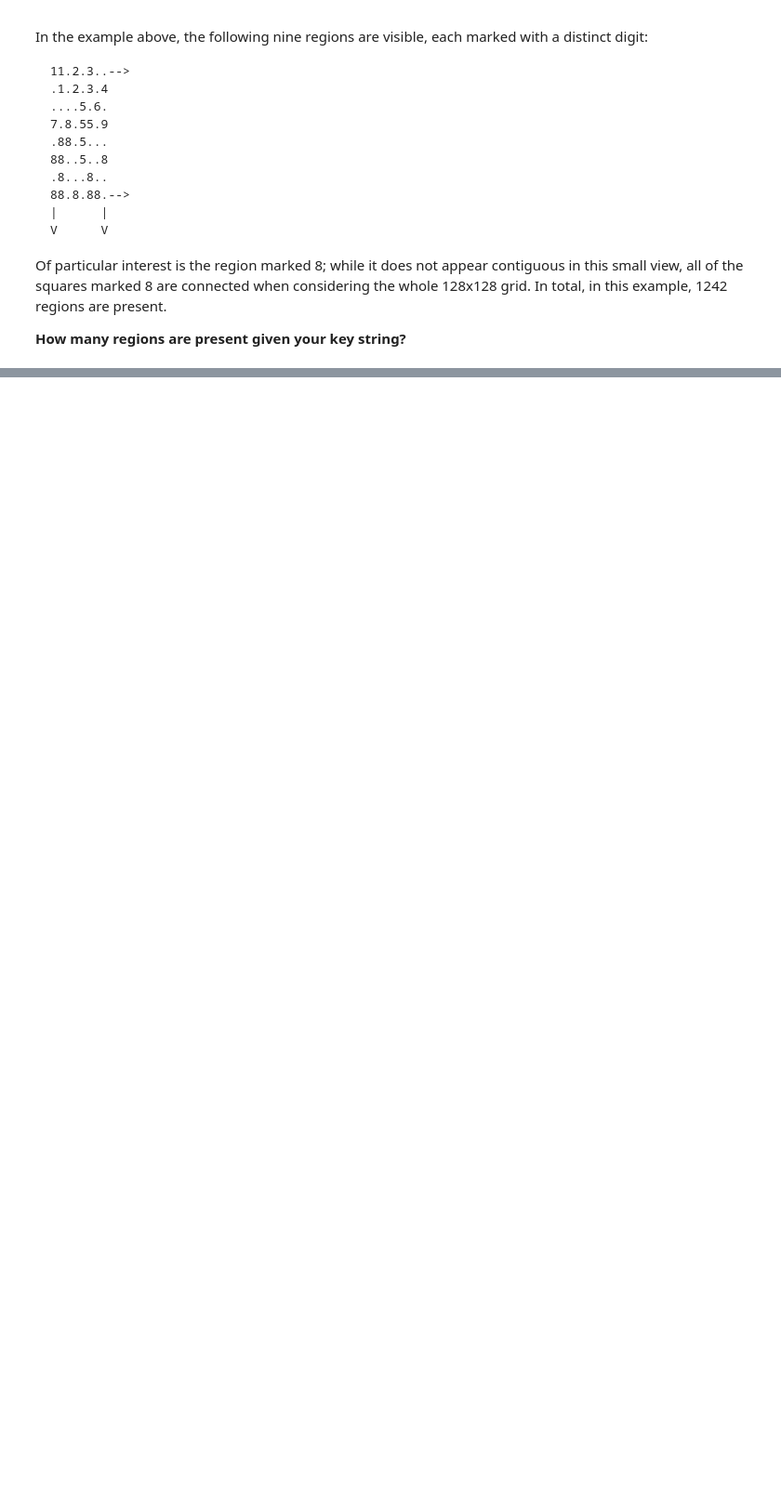
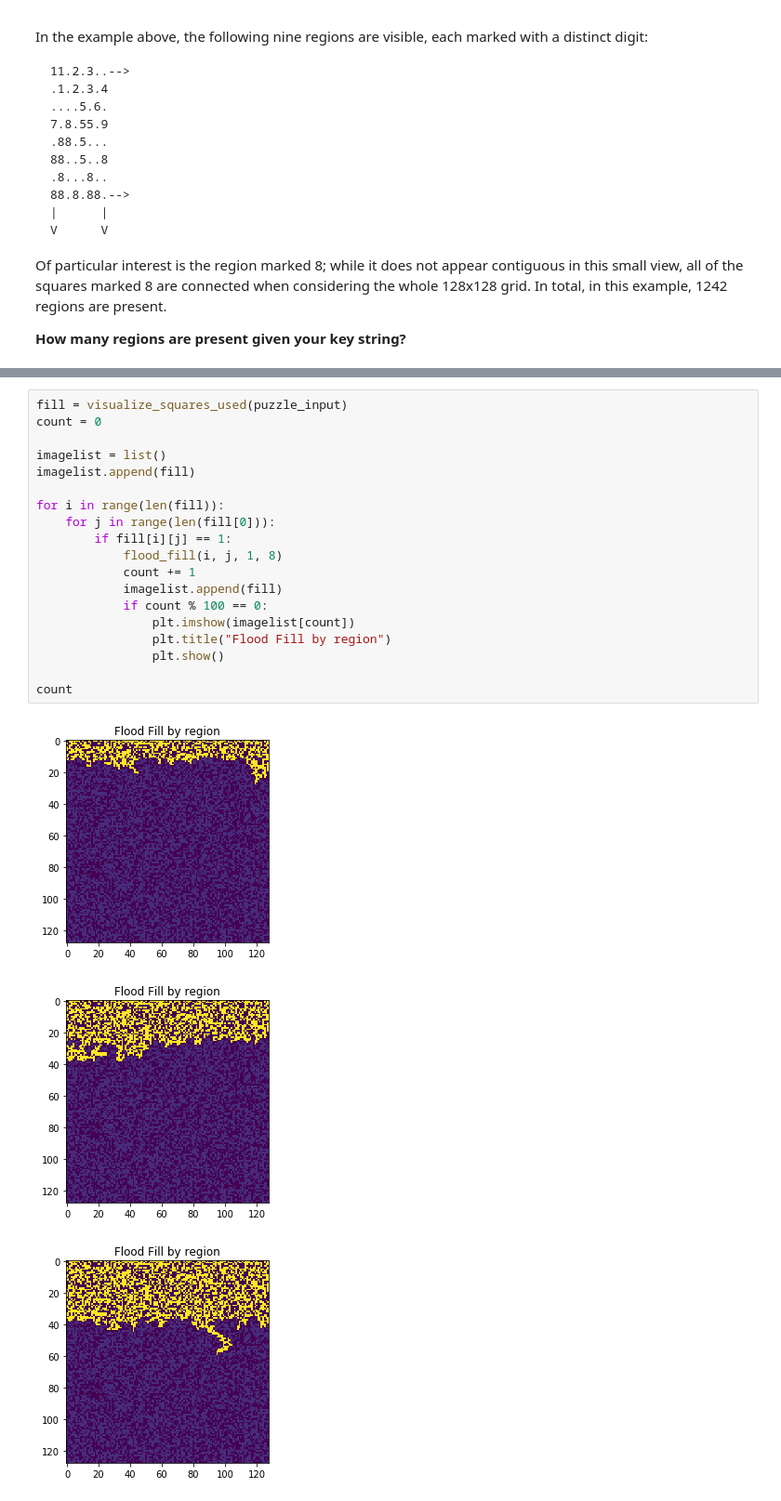
Before and after one commit to khalido/adventofcode, a Jupyter notebook: Day 14 - Disk Defragmentation.ipynb, the cells around one changed output, grey strips where cells are left out. Shown at 93% size. Drawn from its saved outputs; the diff is of its cells as text; blank space fills up the shorter version.

```diff
--- a/Day 14 - Disk Defragmentation.ipynb
+++ b/Day 14 - Disk Defragmentation.ipynb
@@ -201,0 +267,23 @@ ZeroDivisionError: division by zero
+# %%
+fill = visualize_squares_used(puzzle_input)
+count = 0
+
+imagelist = list()
+imagelist.append(fill)
+
+for i in range(len(fill)):
+    for j in range(len(fill[0])):
+        if fill[i][j] == 1:
+            flood_fill(i, j, 1, 8)
+            count += 1
+            imagelist.append(fill)
+            if count % 100 == 0:
+                plt.imshow(imagelist[count])
+                plt.title("Flood Fill by region")
+                plt.show()
+
+count
+# %% [output]
+[figure, added]
+[figure, added]
+[figure, added]
```
Also changed, not shown: parts of 25 cells of this notebook.
